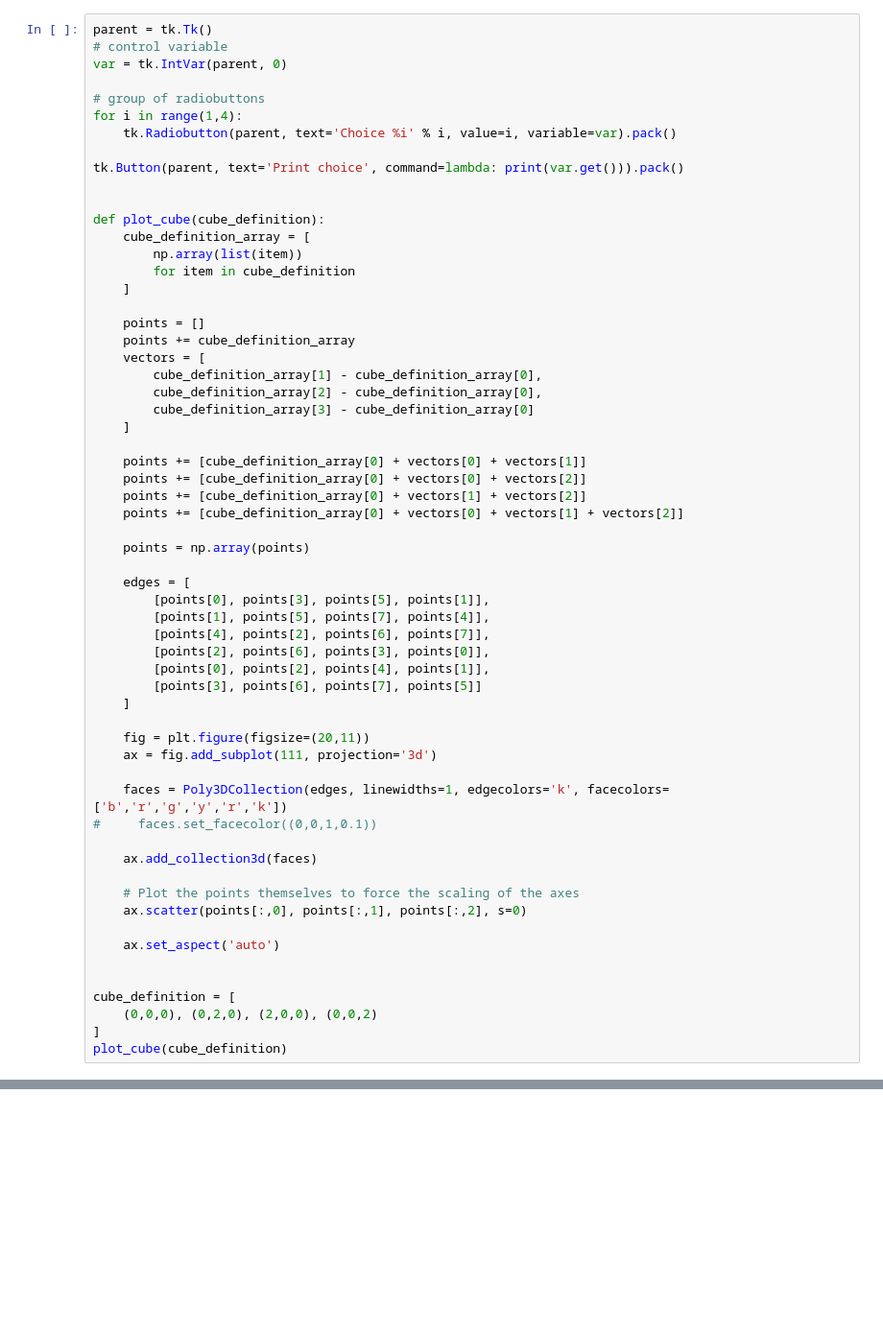
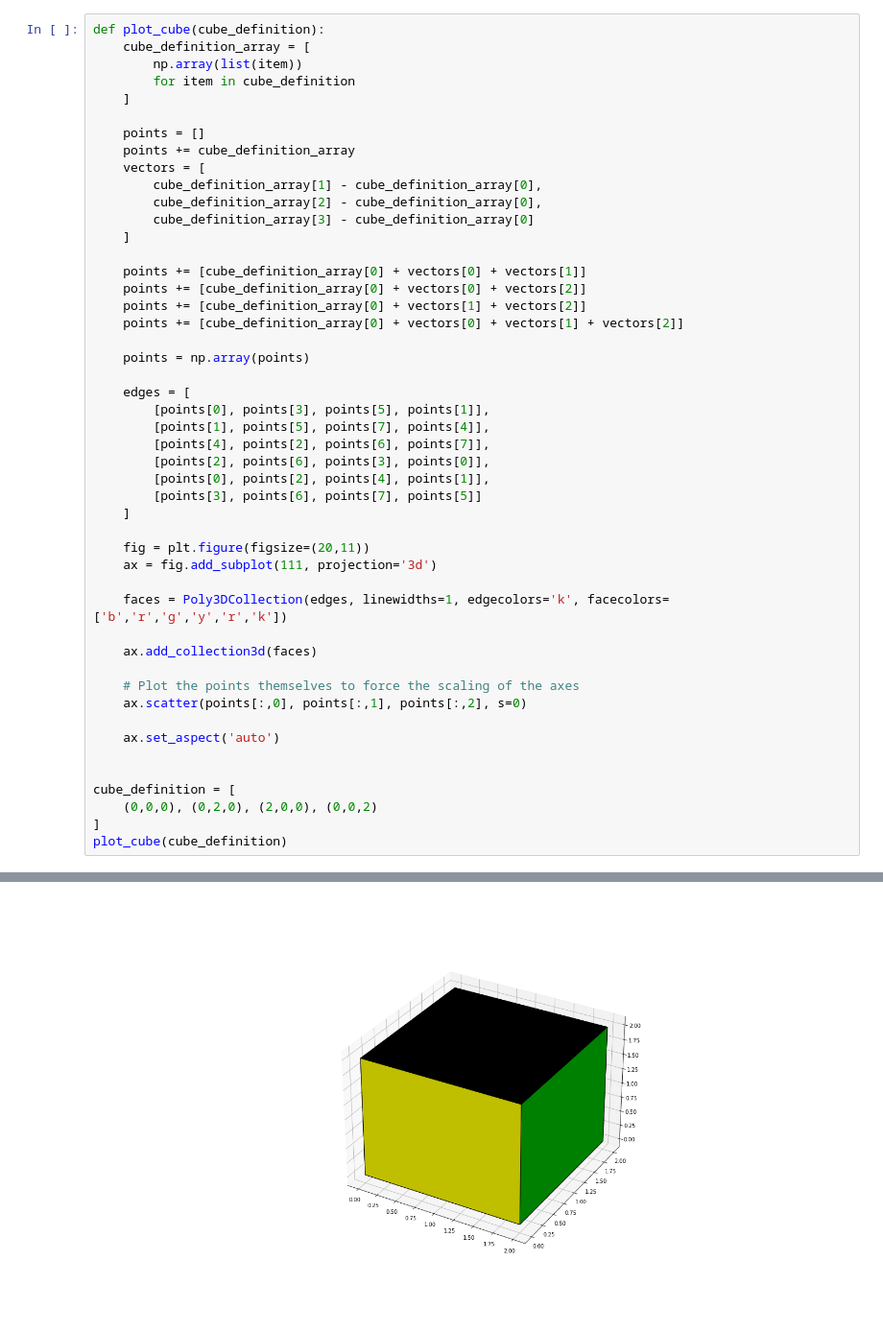
Before and after one commit to gsbiel/computer-vision, a Jupyter notebook: workdir/trabalhos/trab_01.ipynb, the cells around one changed output, grey strips where cells are left out. Shown at 96% size. Cells and saved outputs as stored; diff of their text form; blank space fills up the shorter version.

```diff
--- a/workdir/trabalhos/trab_01.ipynb
+++ b/workdir/trabalhos/trab_01.ipynb
@@ -10,17 +10,6 @@ from mpl_toolkits.mplot3d.art3d import Poly3DCollection, Line3DCollection
 from IPython.core.display import display, HTML
 display(HTML("<style>.container { width:100% !important; }</style>"))
 # %%
-parent = tk.Tk()
-# control variable
-var = tk.IntVar(parent, 0)
-
-# group of radiobuttons
-for i in range(1,4):
-    tk.Radiobutton(parent, text='Choice %i' % i, value=i, variable=var).pack()
-
-tk.Button(parent, text='Print choice', command=lambda: print(var.get())).pack()
-
-
 def plot_cube(cube_definition):
     cube_definition_array = [
         np.array(list(item))
@@ -55,7 +44,6 @@ def plot_cube(cube_definition):
     ax = fig.add_subplot(111, projection='3d')
 
     faces = Poly3DCollection(edges, linewidths=1, edgecolors='k', facecolors=['b','r','g','y','r','k'])
-#     faces.set_facecolor((0,0,1,0.1))
 
     ax.add_collection3d(faces)
 
@@ -73,0 +61 @@ TclError: no display name and no $DISPLAY environment variable
+[figure, added]
```
Also changed, not shown: parts of 2 cells of this notebook.
